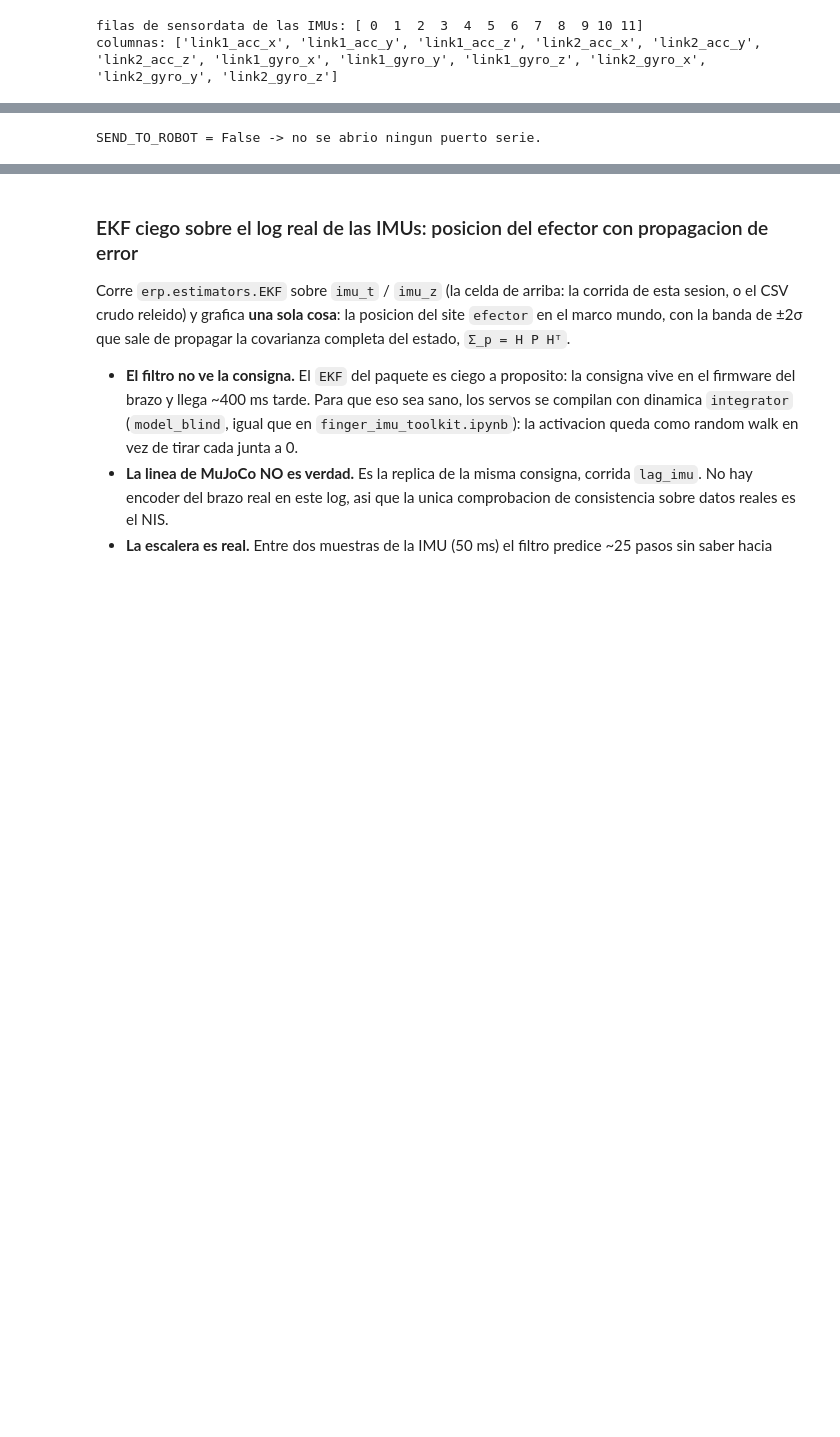
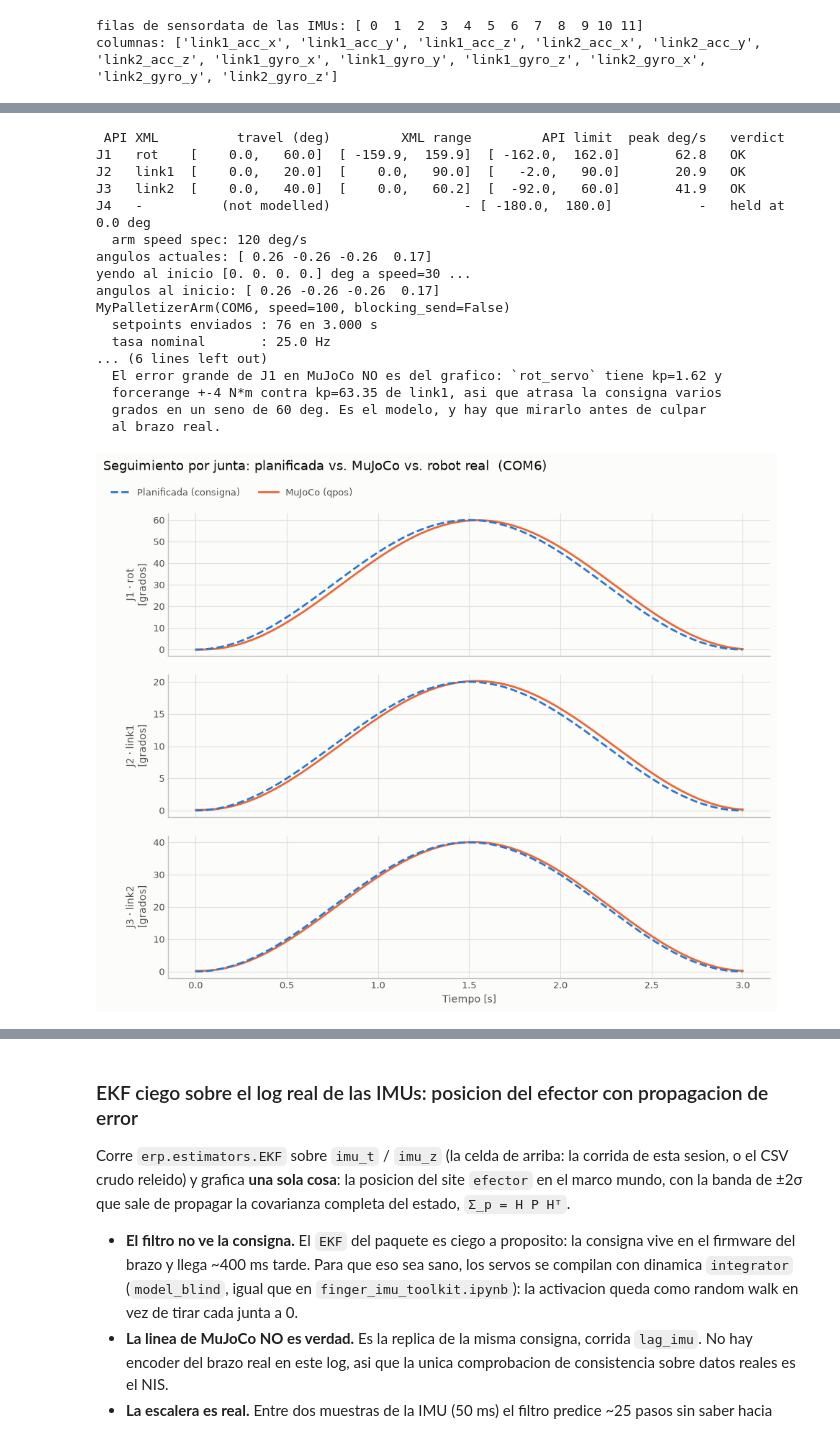
Before and after one commit to andrademarique-cpu/preERP, a Jupyter notebook: notebooks/mypalletizer260EKF.ipynb, the cells around one changed output, grey strips where cells are left out. Saved outputs shown, nothing was run; the diff lists cells and outputs as text; code cells hidden in the pictures; blank space fills up the shorter version.

```diff
--- a/notebooks/mypalletizer260EKF.ipynb
+++ b/notebooks/mypalletizer260EKF.ipynb
@@ -883,7 +951,7 @@ chequeos negativos (la guarda tiene que disparar en los tres):
 # barrido y lo hace a `speed` -- por eso el `send_angles` de posicionamiento
 # inicial, que es BLOQUEANTE y espera a que llegue antes de empezar a barrer.
 
-SEND_TO_ROBOT = False        # <-- el unico interruptor
+SEND_TO_ROBOT = True        # <-- el unico interruptor
 PORT = "COM6"                # el mismo de Palletizer.ipynb
 HOMING_SPEED = 30            # 1..100. DESPACIO a proposito: este movimiento
                              # es el unico sin perfil -- va de donde este el
@@ -891,31 +959,48 @@ HOMING_SPEED = 30            # 1..100. DESPACIO a proposito: este movimiento
                              # puede ser mas grande que todo el barrido junto.
 
 if SEND_TO_ROBOT:
     api_deg = JMAP.validate(q_target, model, t)
 
     arm = MyPalletizerArm(PORT, JMAP, speed=STREAM_SPEED, blocking_send=False)
     try:
         print("angulos actuales:", arm.read())
         print(f"yendo al inicio {api_deg[0]} deg a speed={HOMING_SPEED} ...")
         arm.mc.sync_send_angles([float(d) for d in api_deg[0]], HOMING_SPEED)
         time.sleep(0.5)
         print("angulos al inicio:", arm.read())
 
         log_real = run_trajectory(arm, t, q_target, rate_hz=STREAM_RATE_HZ, read=False,
                                   speed=STREAM_SPEED)
     finally:
         arm.close()                                  # el puerto se cierra igual
 
     t_sim, q_sim = simulate(model, data, t, q_target)
     fig, fig2, lag = plot_three_way(t, q_target, t_sim, q_sim, log_real,
                                     title_suffix=f"  ({PORT})")
     plt.show()
 
     np.savez_compressed(repo_root / "data" / "raw" / "palletizer_traj.npz",
                         t=t, q_target=q_target, t_sim=t_sim, q_sim=q_sim,
                         t_cmd=log_real["t_cmd"], q_cmd_deg=log_real["q_cmd_deg"],
                         t_meas=log_real["t_meas"], q_meas_deg=log_real["q_meas_deg"])
 else:
     print("SEND_TO_ROBOT = False -> no se abrio ningun puerto serie.")
 # %% [output]
-SEND_TO_ROBOT = False -> no se abrio ningun puerto serie.
+ API XML          travel (deg)         XML range         API limit  peak deg/s   verdict
+J1   rot    [    0.0,   60.0]  [ -159.9,  159.9]  [ -162.0,  162.0]       62.8   OK
+J2   link1  [    0.0,   20.0]  [    0.0,   90.0]  [   -2.0,   90.0]       20.9   OK
+J3   link2  [    0.0,   40.0]  [    0.0,   60.2]  [  -92.0,   60.0]       41.9   OK
+J4   -          (not modelled)                 - [ -180.0,  180.0]           -   held at 0.0 deg
+  arm speed spec: 120 deg/s
+angulos actuales: [ 0.26 -0.26 -0.26  0.17]
+yendo al inicio [0. 0. 0. 0.] deg a speed=30 ...
+angulos al inicio: [ 0.26 -0.26 -0.26  0.17]
+MyPalletizerArm(COM6, speed=100, blocking_send=False)
+  setpoints enviados : 76 en 3.000 s
+  tasa nominal       : 25.0 Hz
+... (6 lines left out)
+  El error grande de J1 en MuJoCo NO es del grafico: `rot_servo` tiene kp=1.62 y
+  forcerange +-4 N*m contra kp=63.35 de link1, asi que atrasa la consigna varios
+  grados en un seno de 60 deg. Es el modelo, y hay que mirarlo antes de culpar
+  al brazo real.
+[figure, added]
```
Also changed, not shown: parts of 14 cells of this notebook, 14 other files.
